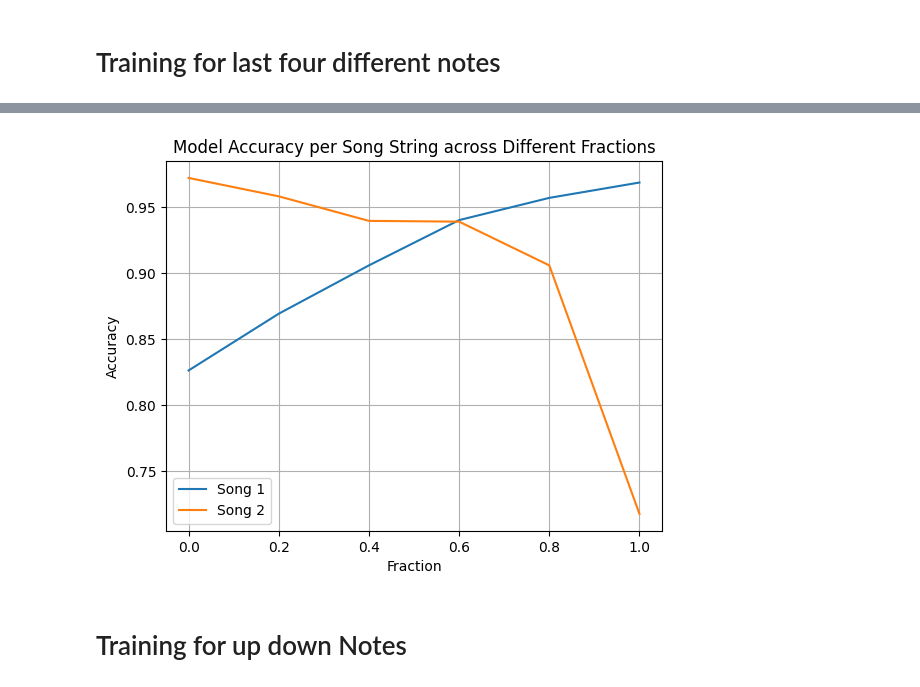
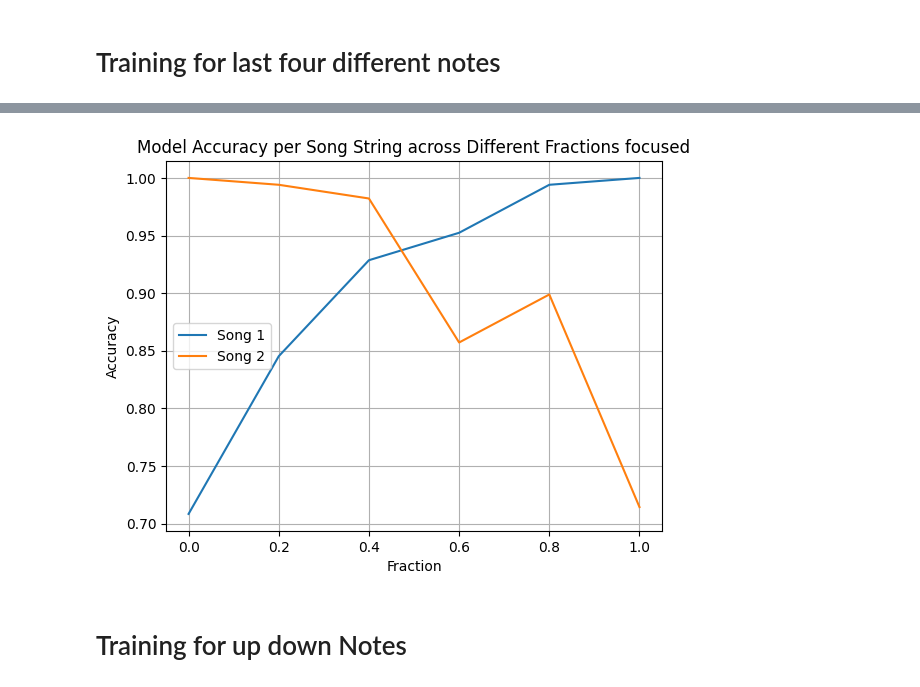
Before and after one commit to balajiVijayaraj7/Code-Mixed_Reality, a Jupyter notebook: overlap_contradiction.ipynb, the cells around one changed output, grey strips where cells are left out. Cells and saved outputs as stored; diff of their text form; code cells hidden in the pictures.

```diff
--- a/overlap_contradiction.ipynb
+++ b/overlap_contradiction.ipynb
@@ -203,0 +448,12 @@ print(input_list.shape, output_list.shape)
+# %%
+
+# Plot accuracies for each song string
+for song_idx, song in enumerate(songStrings):
+    plt.plot(fractions, accuracies[:, song_idx], label=f'Song {song_idx+1}')
+
+plt.xlabel('Fraction')
+plt.ylabel('Accuracy')
+plt.title('Model Accuracy per Song String across Different Fractions e14_d14')
+plt.legend()
+plt.grid(True)
+plt.show()
@@ -203,0 +485,7 @@ print(input_list.shape, output_list.shape)
+# %%
+# Example song strings for simplicity
+song1 = "CCGGAAGFFEEDDCGGFFEEDGGFFEEDCCGGAAGFFEEDDC"
+song2 = "CCGGAAGFFEEDDCGGFFEEDGGFFEEDCCGGAAGFFEABEF"
+
+# Find differing indices (this is a simplified approach for illustration)
+focus_indices = [i for i, (c1, c2) in enumerate(zip(song1, song2)) if c1 != c2]
@@ -214,7 +506,7 @@ dropout = 0.03  # Dropout probability
 learning_rate = 1e-3
 num_epochs = 2000
 fractions = np.arange(0, 101, 20) / 100
-model_dir = "overlap transformers four notes"
+model_dir = "overlap_transformers_four_notes_focused"
 os.makedirs(model_dir, exist_ok=True)
 
 source, target = getTrainingData(songStrings, 2)  # Assume this function is properly defined
@@ -319,7 +592,7 @@ sssssssssss torch.Size([41, 42])
 fractions = np.arange(0, 101, 20) / 100
 
 # Define a directory to save/load models
-model_dir = "overlap transformers four notes"
+model_dir = "overlap_transformers_four_notes_focused"
 
 # Assuming getTrainingData and split_and_shuffle_data_randomly_based_on_fraction are defined as before
 
@@ -364,8 +637,9 @@ for frac_idx, fraction in enumerate(fractions):
             output = model(src)
             predictions = output.argmax(dim=2)
 
-            correct += (predictions == tgt).sum().item()
-            total += tgt.numel()
+            for idx in focus_indices:
+                correct += (predictions[idx] == tgt[idx]).sum().item()
+                total += tgt[idx].size(0)  # Update total based on focused indices
 
         accuracy = correct / total
         accuracies[frac_idx, song_idx] = accuracy  # Store accuracy for this song at this fraction
@@ -393,17 +724,17 @@ Fraction: 1.0, Accuracy: 0.7177700348432056
 # %%
 
 # Plot accuracies for each song string
 for song_idx, song in enumerate(songStrings):
     plt.plot(fractions, accuracies[:, song_idx], label=f'Song {song_idx+1}')
 
 plt.xlabel('Fraction')
 plt.ylabel('Accuracy')
-plt.title('Model Accuracy per Song String across Different Fractions')
+plt.title('Model Accuracy per Song String across Different Fractions focused')
 plt.legend()
 plt.grid(True)
 plt.show()
 # %% [output]
-[figure, old version]
+[figure, new version]
 # %%
 # # Define the fractions
 # fractions = np.arange(0, 101, 20) / 100
```
Also changed, not shown: parts of 14 cells of this notebook, 42 other files.
